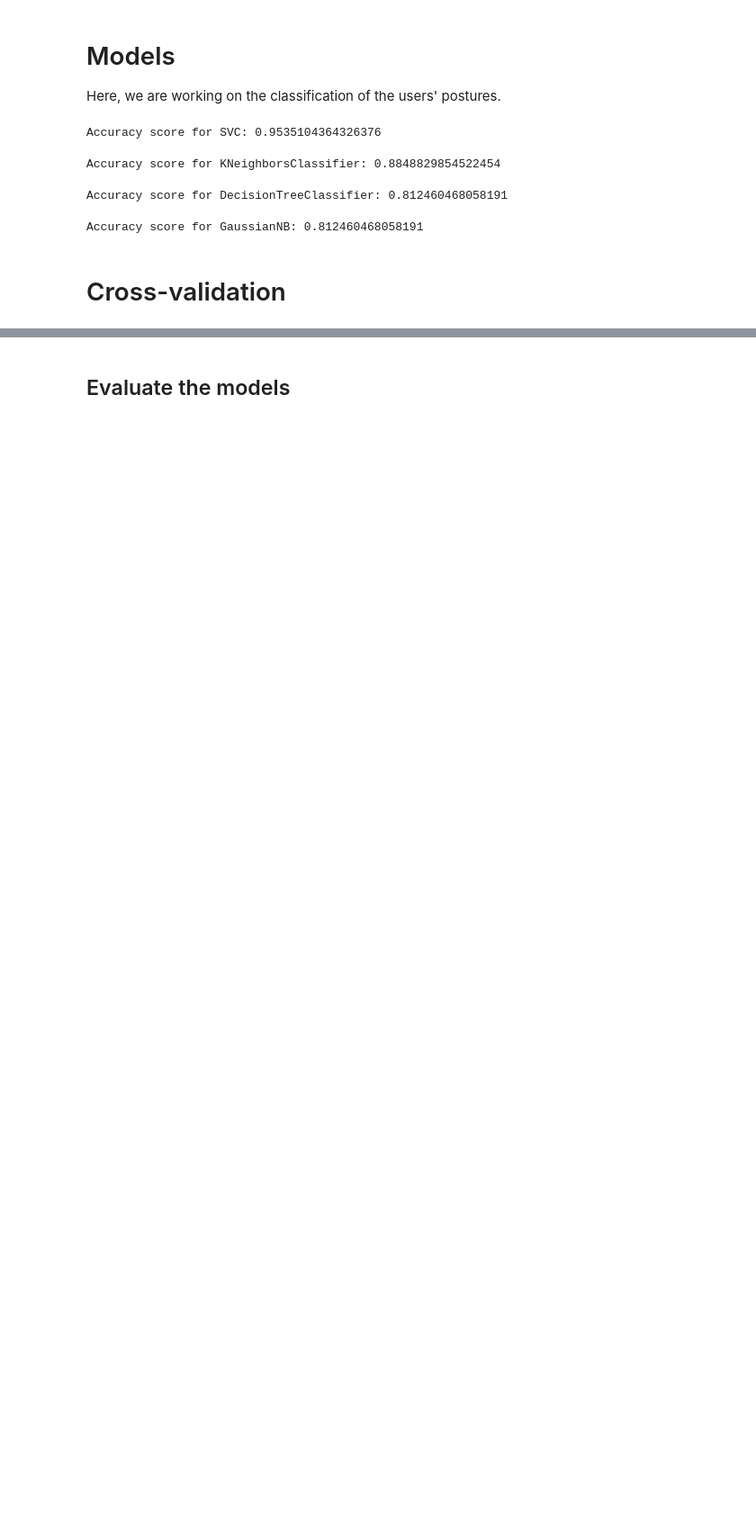
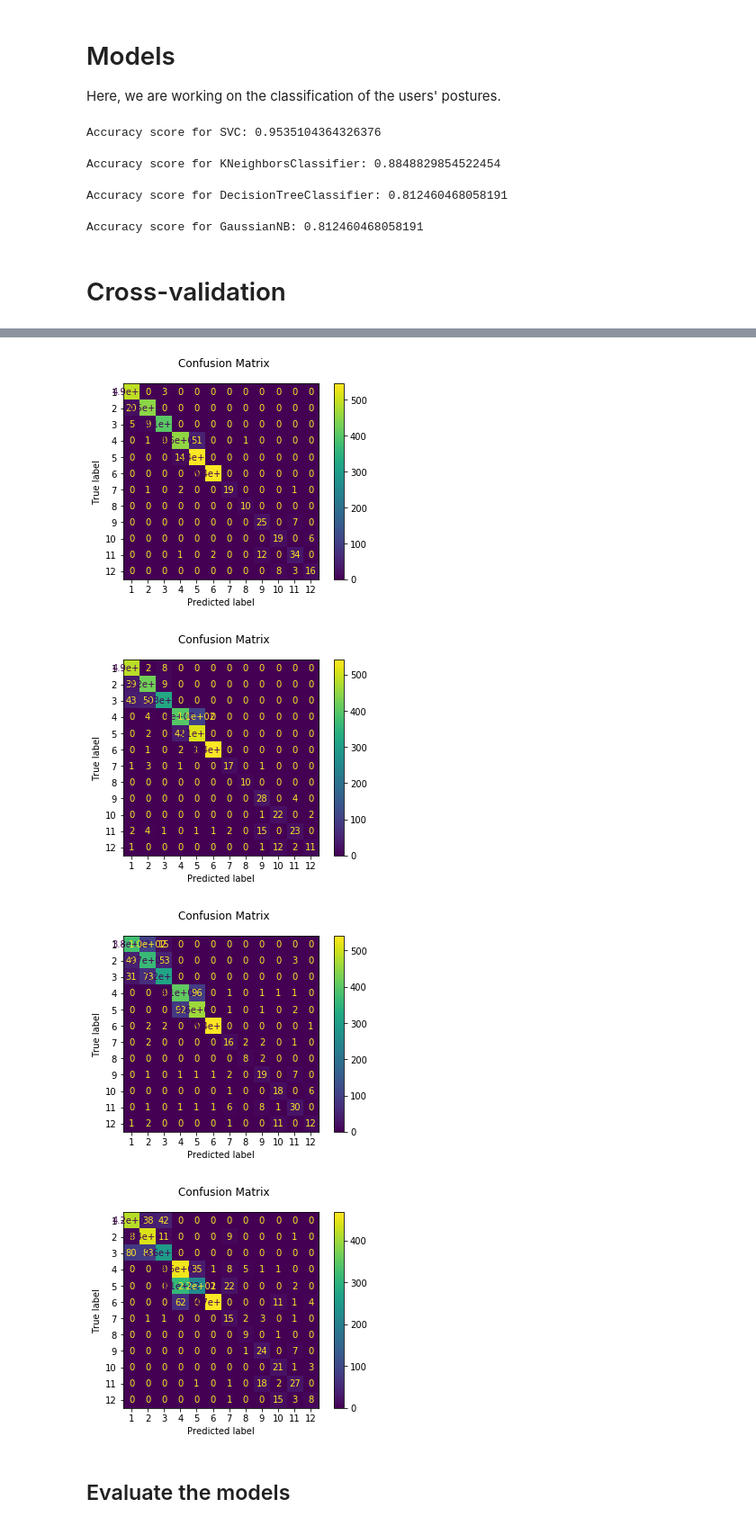
Before and after one commit to zhorta/ESILV_Python_for_data_analysis_devoir_2020, a Jupyter notebook: main.ipynb, the cells around one changed output, grey strips where cells are left out. Shown: that part at 90% size. Drawn from its saved outputs; the diff is of its cells as text; code cells hidden in the pictures; blank space fills up the shorter version.

Commit message:
Test on predictions

```diff
--- a/main.ipynb
+++ b/main.ipynb
@@ -193,13 +194,14 @@ Accuracy score for GaussianNB: 0.812460468058191
 # %% [markdown]
 # Cross-validation
 # %%
-results = []
-models = [svc_clf, knn, dt_clf, gnb_clf]
-for model in models:
+results = {}
+names = ["SVC", "KNeighborsClassifier", "DecisionTreeClassifier", "GaussianNB"]
+clfs = [svc_clf, knn, dt_clf, gnb_clf]
+for i in range(len(clfs)):
     kfold = model_selection.StratifiedKFold(n_splits=10, random_state=1, shuffle=True)
-    cv_results = model_selection.cross_val_score(model, X_train, Y_train.values.ravel(), cv=kfold, scoring='accuracy')
+    cv_results = model_selection.cross_val_score(clfs[i], X_train, Y_train.values.ravel(), cv=kfold, scoring='accuracy')
     print(cv_results)
-    results.append(cv_results)
+    results[names[i]] = cv_results.mean()
 print(results)
 # %% [output]
 [0.97554698 0.98198198 0.97168597 0.97812098 0.97812098 0.98198198
@@ -218,2 +239,12 @@ print(results)
+# %%
+for clf in clfs:
+    disp = sklearn.metrics.plot_confusion_matrix(clf, X_test, Y_test.values.ravel())
+    disp.figure_.suptitle("Confusion Matrix")
+    matplotlib.pyplot.show()
+# %% [output]
+[figure, added]
+[figure, added]
+[figure, added]
+[figure, added]
 # %% [markdown]
 ## Evaluate the models
```
Also changed, not shown: parts of 3 cells of this notebook.
